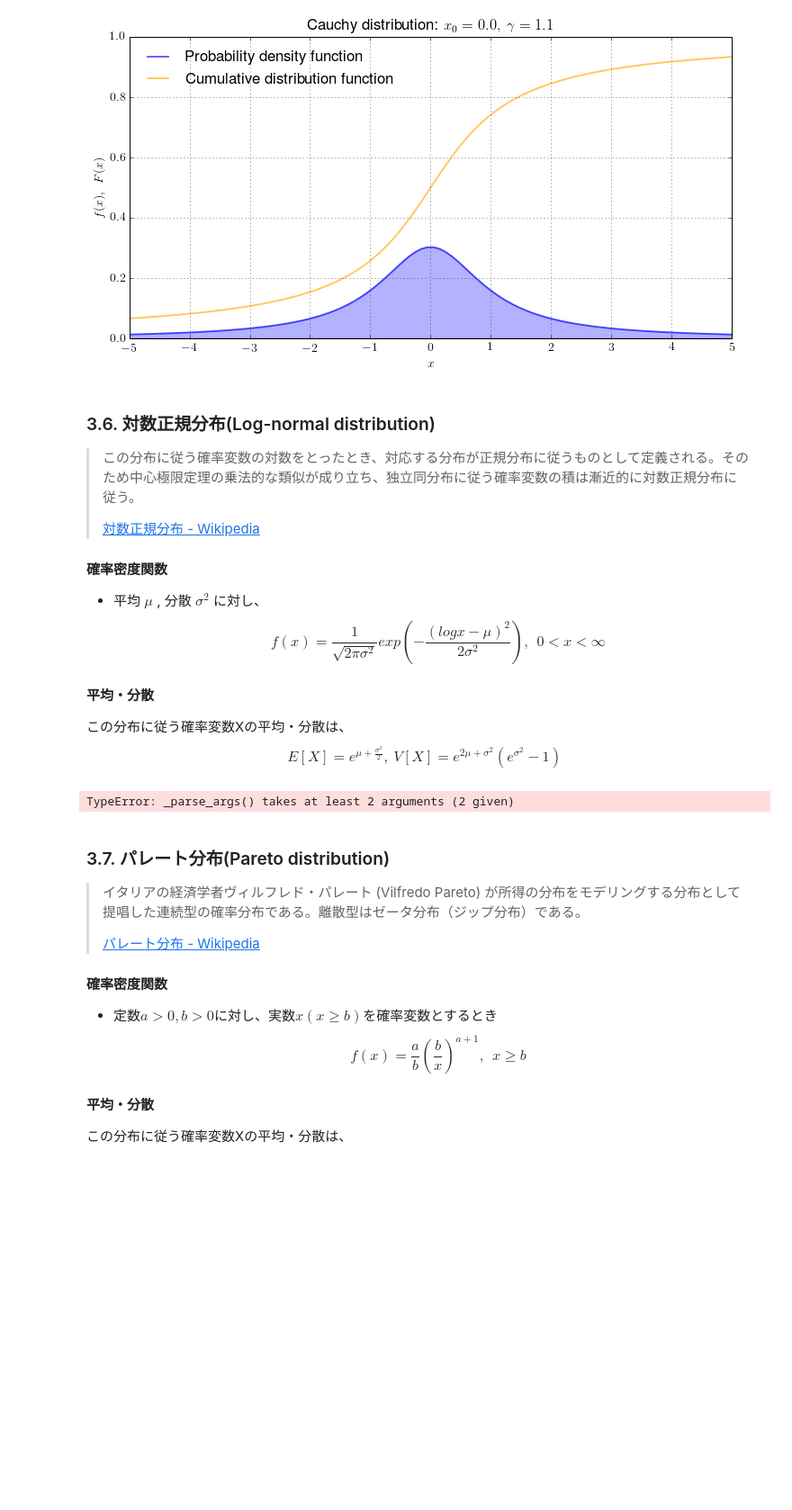
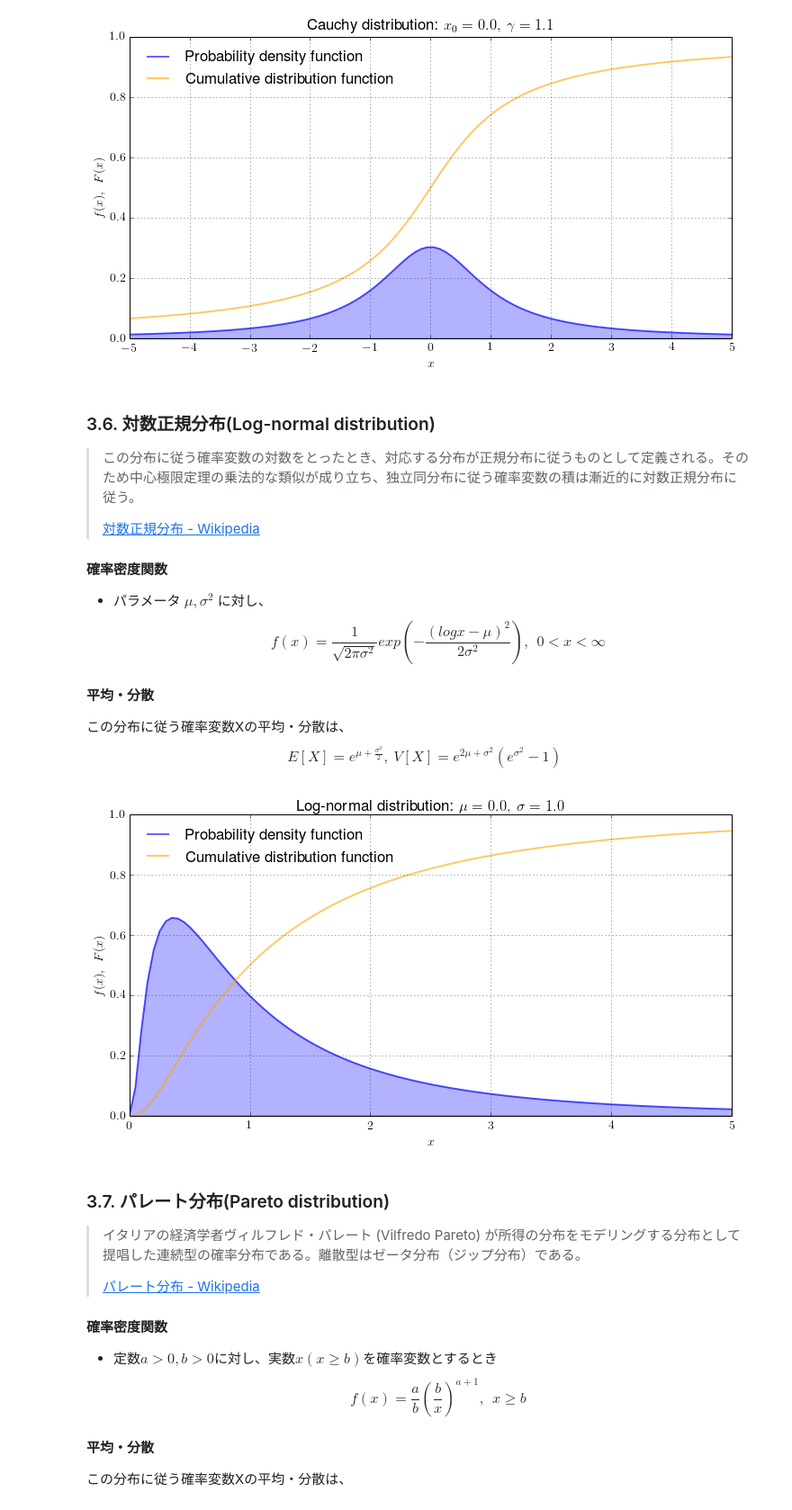
Before and after one commit to sw1227/statistics, a Jupyter notebook: interactive_distribution.ipynb, the cells around one changed output. Shown at 90% size. Saved outputs shown, nothing was run; the diff lists cells and outputs as text; code cells hidden in the pictures; blank space fills up the shorter version.

Commit message:
add distribution for log-norm, pareto, weibull

```diff
--- a/interactive_distribution.ipynb
+++ b/interactive_distribution.ipynb
@@ -439,7 +444,7 @@ def plot_cauchy(x0, gamma, x_max):
 > [対数正規分布 - Wikipedia](https://ja.wikipedia.org/wiki/%E5%AF%BE%E6%95%B0%E6%AD%A3%E8%A6%8F%E5%88%86%E5%B8%83)
 
 #### 確率密度関数
-- 平均 $\mu$ , 分散 $\sigma ^2$ に対し、
+- パラメータ $\mu, \sigma ^2$ に対し、
 $$
 f(x) = \frac{1}{\sqrt{2 \pi \sigma ^2}} exp \left( - \frac{(log x-\mu)^2}{2\sigma ^2} \right), \:\: 0 < x < \infty
 $$
@@ -452,17 +457,12 @@ $$
 E[X] = e^{\mu + \frac{\sigma^2}{2}},\: V[X] = e^{2\mu + \sigma^2} (e^{\sigma^2}- 1)
 $$
 # %%
-#!!!!!!!!!!!!!!やりかけ
-
-
-
 @interact(mu=(-2.0, 2.0), sigma=(0.0, 2.0), x_max=(1,10))
 def plot_lognorm(mu, sigma, x_max):
-    plot_continuous(stats.lognorm(loc=mu), x_min=-x_max, x_max=x_max, y_max=1)
-
-    plt.title("Log-normal distribution: $ x_0 = %.1f, \: \gamma= %.1f $" % (x0, gamma))
+    plot_continuous(stats.lognorm(sigma, loc=mu), x_min=0, x_max=x_max, y_max=1)
+    plt.title("Log-normal distribution: $ \mu = %.1f, \: \sigma= %.1f $" % (mu, sigma))
 # %% [output]
-TypeError: _parse_args() takes at least 2 arguments (2 given)
+[figure, added]
 # %% [markdown]
 ### 3.7. パレート分布(Pareto distribution)
 
```
Also changed, not shown: parts of 4 cells of this notebook.
